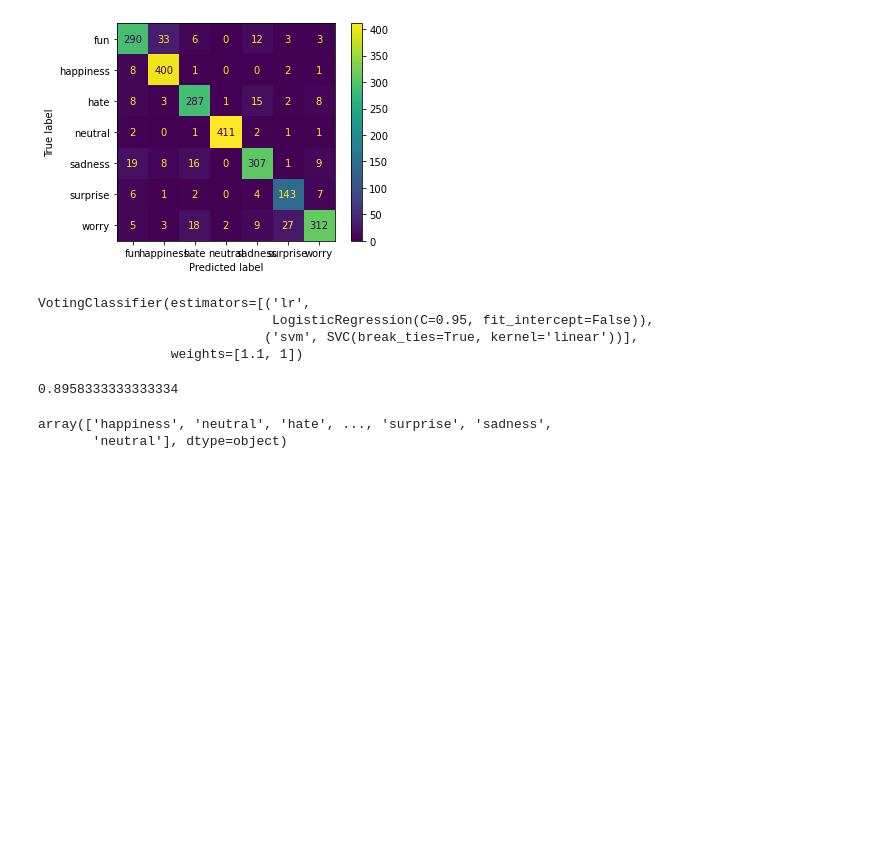
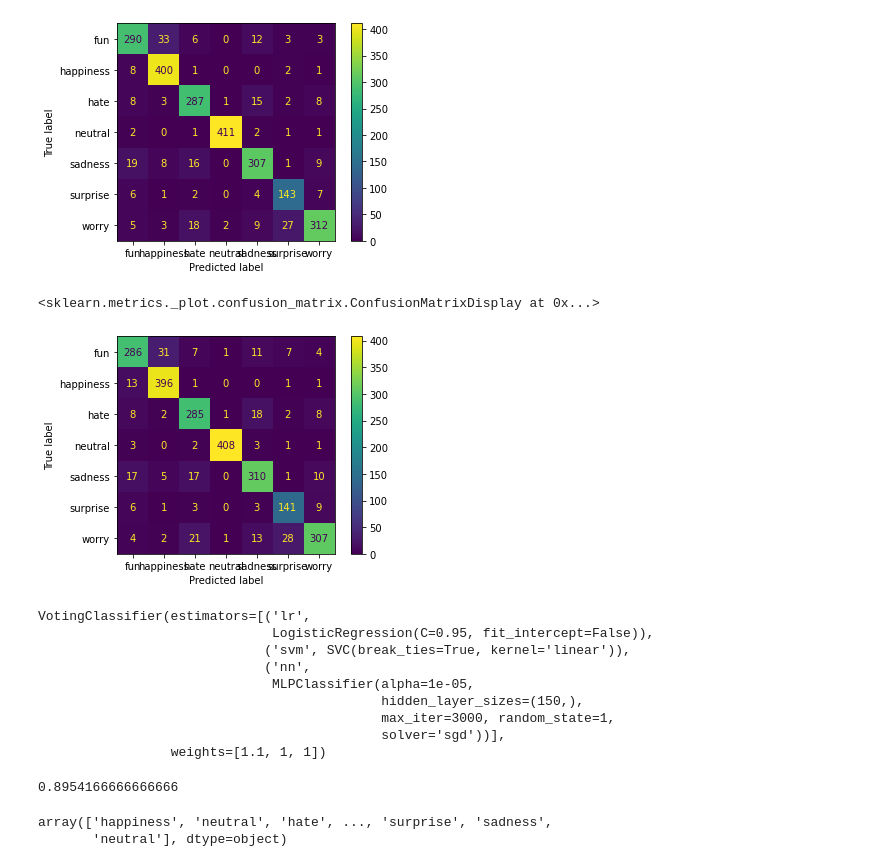
Before and after one commit to a-neocleous/Text-Emotion_Classification, a Jupyter notebook: text-emotion_classifier.ipynb, the cells around one changed output. Saved outputs shown, nothing was run; the diff lists cells and outputs as text; code cells hidden in the pictures; blank space fills up the shorter version.

Commit message:
- Finished embedded classifiers - Choose model - Notebook work completed

```diff
--- a/text-emotion_classifier.ipynb
+++ b/text-emotion_classifier.ipynb
@@ -397,9 +403,3 @@ temp_lr_model.fit(X_train,y_train)
 print(temp_lr_model.score(X_test,y_test))
 # %% [output]
 0.8958333333333334
-# %%
-temp_lr_model = LogisticRegression(class_weight = {'worry' : 1.1, 'fun' : 1.1, 'happiness':0.9}, max_iter=3000)
-temp_lr_model.fit(X_train,y_train)
-print(temp_lr_model.score(X_test,y_test))
-
-class_weight
@@ -756,10 +792,3 @@ temp_nn_model.score(X_test,y_test)
-# %%
-temp_nn_model = MLPClassifier(solver='sgd', alpha=1e-5,
-                    random_state=1,
-                    max_iter=3000)
-
-temp_nn_model.fit(X_train, y_train)
-temp_nn_model.score(X_test,y_test)
 # %%
 temp_nn_model = MLPClassifier(solver='adam', alpha=1e-5,
                     hidden_layer_sizes=(90, 2),
@@ -803,8 +842,8 @@ temp_nn_model.score(X_test,y_test)
 # %%
-temp_nn_model = MLPClassifier(solver='sgd', alpha=1e-5,
+nn_model = MLPClassifier(solver='sgd', alpha=1e-5,
                     hidden_layer_sizes=(150,),
                     random_state=1,
                     max_iter=3000)
 
-temp_nn_model.fit(X_train, y_train)
-temp_nn_model.score(X_test,y_test)
+nn_model.fit(X_train, y_train)
+nn_model.score(X_test,y_test)
@@ -841,4 +877,9 @@ plot_confusion_matrix(lr_model,X_test,y_test)
 0.8958333333333334
 <sklearn.metrics._plot.confusion_matrix.ConfusionMatrixDisplay at 0x...>
 [figure]
+# %%
+plot_confusion_matrix(nn_model,X_test,y_test)
+# %% [output]
+<sklearn.metrics._plot.confusion_matrix.ConfusionMatrixDisplay at 0x...>
+[figure, added]
 # %%
@@ -847,12 +888,17 @@ lr_svm_combo = VotingClassifier(estimators=[('lr',lr_model),('svm',svm_model)],
 # %%
-lr_svm_combo.fit(X_train,y_train)
+combo_model1.fit(X_train,y_train)
 # %% [output]
 VotingClassifier(estimators=[('lr',
                               LogisticRegression(C=0.95, fit_intercept=False)),
-                             ('svm', SVC(break_ties=True, kernel='linear'))],
-                 weights=[1.1, 1])
+                             ('svm', SVC(break_ties=True, kernel='linear')),
+                             ('nn',
+                              MLPClassifier(alpha=1e-05,
+                                            hidden_layer_sizes=(150,),
+                                            max_iter=3000, random_state=1,
+                                            solver='sgd'))],
+                 weights=[1.1, 1, 1])
 # %%
-lr_svm_combo.score(X_test,y_test)
+combo_model1.score(X_test,y_test)
 # %% [output]
-0.8958333333333334
+0.8954166666666666
 # %%
```
Also changed, not shown: parts of 41 cells of this notebook.
